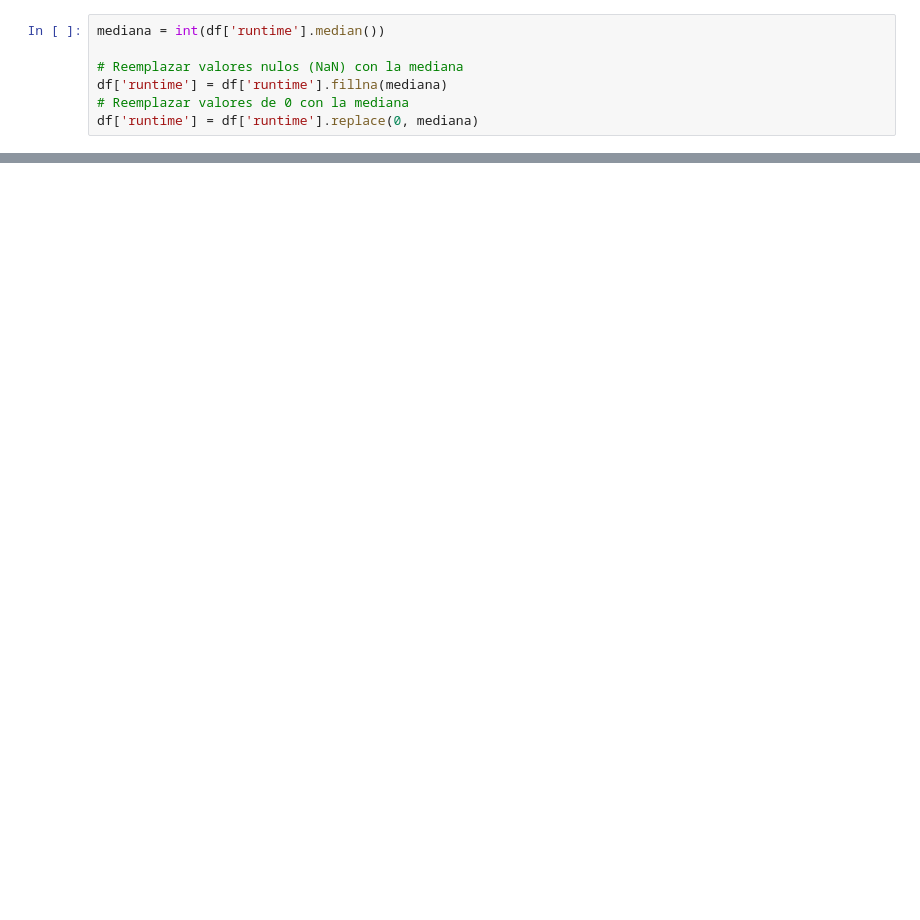
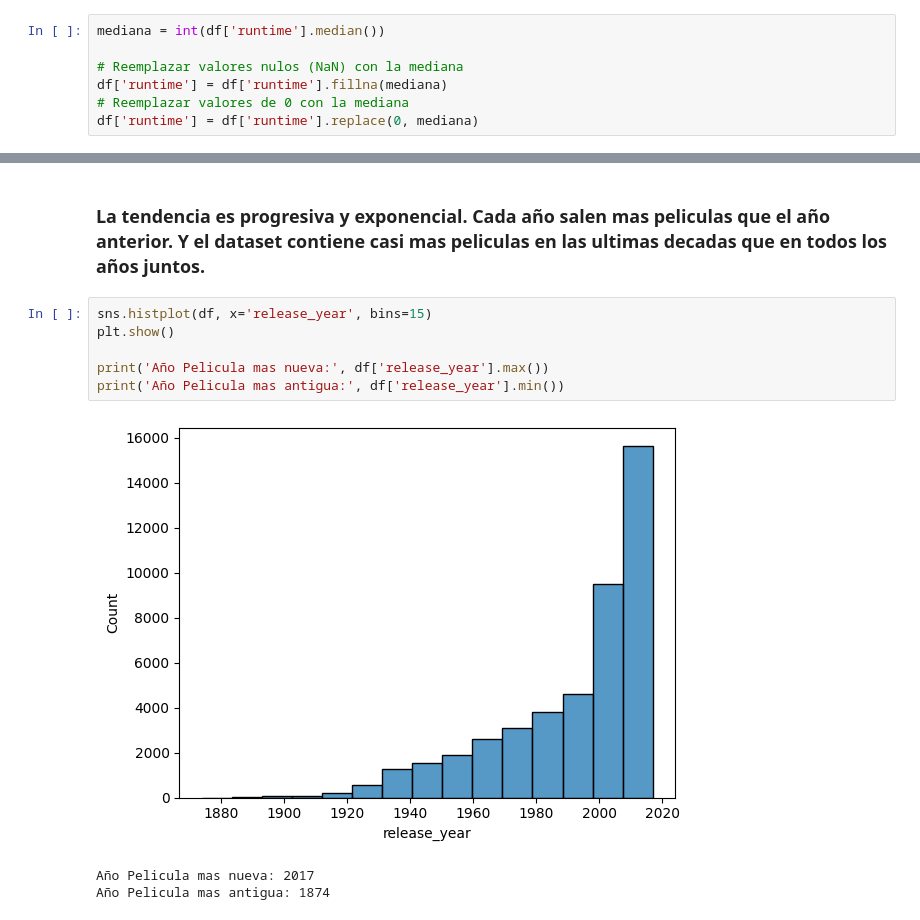
Before and after one commit to mauricioarcez/MLops, a Jupyter notebook: notebooks/eda.ipynb, the cells around one changed output, grey strips where cells are left out. Drawn from its saved outputs; the diff is of its cells as text; blank space fills up the shorter version.

```diff
--- a/notebooks/eda.ipynb
+++ b/notebooks/eda.ipynb
@@ -83,0 +92,12 @@ memory usage: 7.3+ MB
+# %% [markdown]
+### La tendencia es progresiva y exponencial. Cada año salen mas peliculas que el año anterior. Y el dataset contiene casi mas peliculas en las ultimas decadas que en todos los años juntos.
+# %%
+sns.histplot(df, x='release_year', bins=15)
+plt.show()
+
+print('Año Pelicula mas nueva:', df['release_year'].max())
+print('Año Pelicula mas antigua:', df['release_year'].min())
+# %% [output]
+[figure, added]
+Año Pelicula mas nueva: 2017
+Año Pelicula mas antigua: 1874
```
Also changed, not shown: parts of 45 cells of this notebook, 12 other files.
